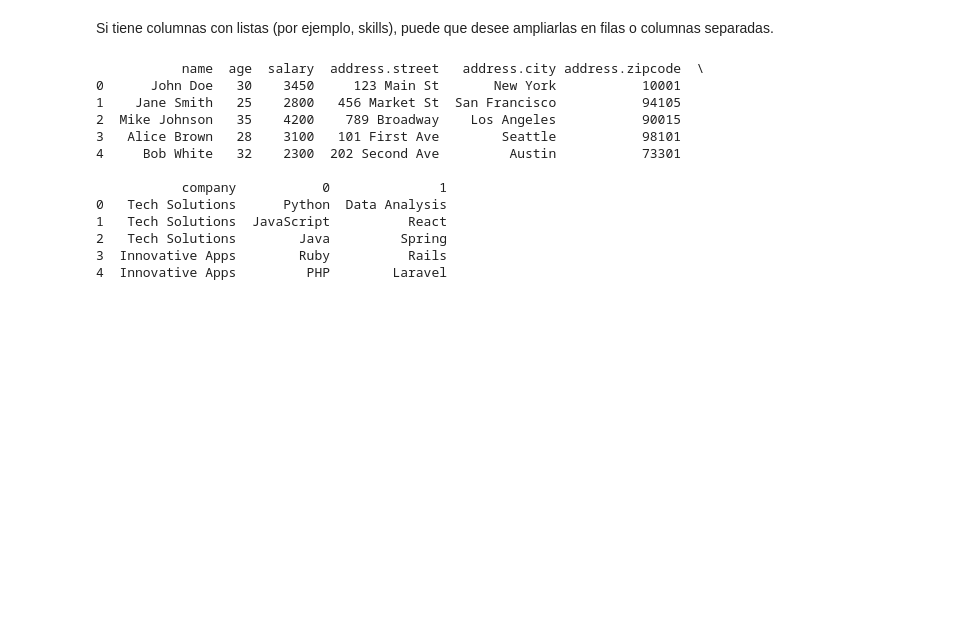
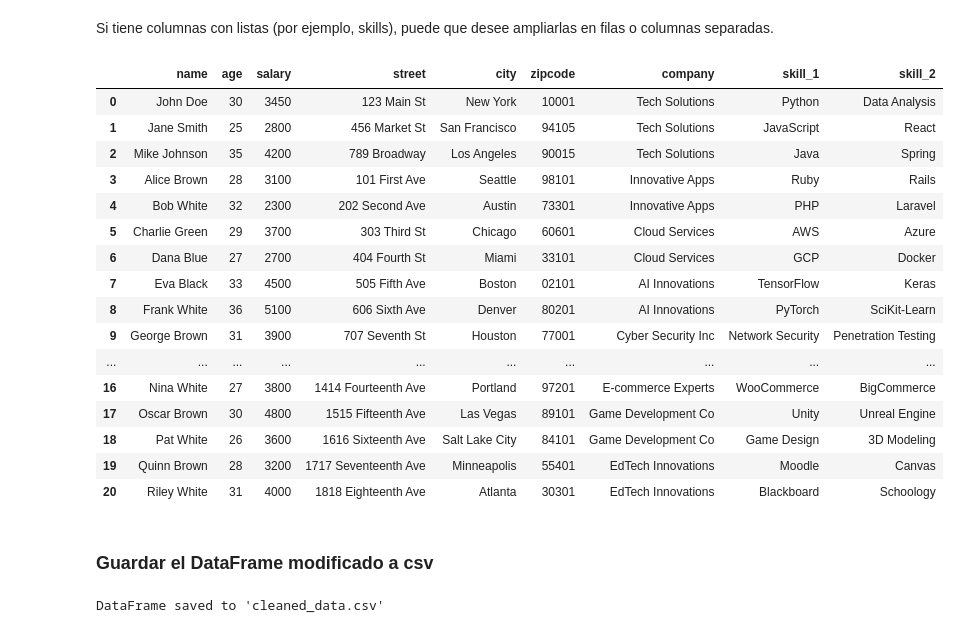
Before and after one commit to mizos0512/RPython, a Jupyter notebook: Notebooks/Clases/P39-JSON_nested.ipynb, the cells around one changed output. Saved outputs shown, nothing was run; the diff lists cells and outputs as text; code cells hidden in the pictures; blank space fills up the shorter version.

```diff
--- a/Notebooks/Clases/P39-JSON_nested.ipynb
+++ b/Notebooks/Clases/P39-JSON_nested.ipynb
@@ -192,10 +256,10 @@ dtype: int64
 # %% [markdown]
 ### Renombrar Columnas
 # %%
-df.rename(columns={
+df_companies.rename(columns={
     'address.street': 'street',
     'address.city': 'city',
     'address.zipcode': 'zipcode'
 }, inplace=True)
-print(df.head())
+print(df_companies.head())
 # %% [output]
@@ -253,0 +296,3 @@ print(df_final.head())
+# %%
+df_companies['age'] = df_companies['age'].fillna(0).astype(int)
+print(df_companies.dtypes)
@@ -256,18 +311,36 @@ print(df_final.head())
 # %% [markdown]
 Si tiene columnas con listas (por ejemplo, skills), puede que desee ampliarlas en filas o columnas separadas.
 # %%
-print(df_final.head())
+import numpy as np
+import pandas as pd
+
+skills_expanded = df_companies['skills'].apply(pd.Series)
+skills_expanded.columns = ['skill_1', 'skill_2']
+
+df_expandida = pd.concat([df_companies.drop(columns='skills'), skills_expanded], axis=1)
+df_expandida
 # %% [output]
-           name  age  salary  address.street   address.city address.zipcode  \
-0      John Doe   30    3450     123 Main St       New York           10001
-1    Jane Smith   25    2800   456 Market St  San Francisco           94105
-2  Mike Johnson   35    4200    789 Broadway    Los Angeles           90015
-3   Alice Brown   28    3100   101 First Ave        Seattle           98101
-4     Bob White   32    2300  202 Second Ave         Austin           73301
-
-           company           0              1
-0   Tech Solutions      Python  Data Analysis
-1   Tech Solutions  JavaScript          React
-2   Tech Solutions        Java         Spring
-3  Innovative Apps        Ruby          Rails
-4  Innovative Apps         PHP        Laravel
+|  | name | age | salary | street | city | zipcode | company | skill_1 | skill_2 |
+| 0 | John Doe | 30 | 3450 | 123 Main St | New York | 10001 | Tech Solutions | Python | Data Analysis |
+| 1 | Jane Smith | 25 | 2800 | 456 Market St | San Francisco | 94105 | Tech Solutions | JavaScript | React |
+| 2 | Mike Johnson | 35 | 4200 | 789 Broadway | Los Angeles | 90015 | Tech Solutions | Java | Spring |
+| 3 | Alice Brown | 28 | 3100 | 101 First Ave | Seattle | 98101 | Innovative Apps | Ruby | Rails |
+| 4 | Bob White | 32 | 2300 | 202 Second Ave | Austin | 73301 | Innovative Apps | PHP | Laravel |
+| 5 | Charlie Green | 29 | 3700 | 303 Third St | Chicago | 60601 | Cloud Services | AWS | Azure |
+| 6 | Dana Blue | 27 | 2700 | 404 Fourth St | Miami | 33101 | Cloud Services | GCP | Docker |
+| 7 | Eva Black | 33 | 4500 | 505 Fifth Ave | Boston | 02101 | AI Innovations | TensorFlow | Keras |
+| 8 | Frank White | 36 | 5100 | 606 Sixth Ave | Denver | 80201 | AI Innovations | PyTorch | SciKit-Learn |
+| 9 | George Brown | 31 | 3900 | 707 Seventh St | Houston | 77001 | Cyber Security Inc | Network Security | Penetration Testing |
+| ... | ... | ... | ... | ... | ... | ... | ... | ... | ... |
+| 16 | Nina White | 27 | 3800 | 1414 Fourteenth Ave | Portland | 97201 | E-commerce Experts | WooCommerce | BigCommerce |
+| 17 | Oscar Brown | 30 | 4800 | 1515 Fifteenth Ave | Las Vegas | 89101 | Game Development Co | Unity | Unreal Engine |
+| 18 | Pat White | 26 | 3600 | 1616 Sixteenth Ave | Salt Lake City | 84101 | Game Development Co | Game Design | 3D Modeling |
+| 19 | Quinn Brown | 28 | 3200 | 1717 Seventeenth Ave | Minneapolis | 55401 | EdTech Innovations | Moodle | Canvas |
+| 20 | Riley White | 31 | 4000 | 1818 Eighteenth Ave | Atlanta | 30301 | EdTech Innovations | Blackboard | Schoology |
+# %% [markdown]
+### Guardar el DataFrame modificado a csv
+# %%
+df_expandida.to_csv('cleaned_data.csv', index=False)
+print("DataFrame saved to 'cleaned_data.csv'")
+# %% [output]
+DataFrame saved to 'cleaned_data.csv'
```
Also changed, not shown: parts of 12 cells of this notebook, 1 other file.
